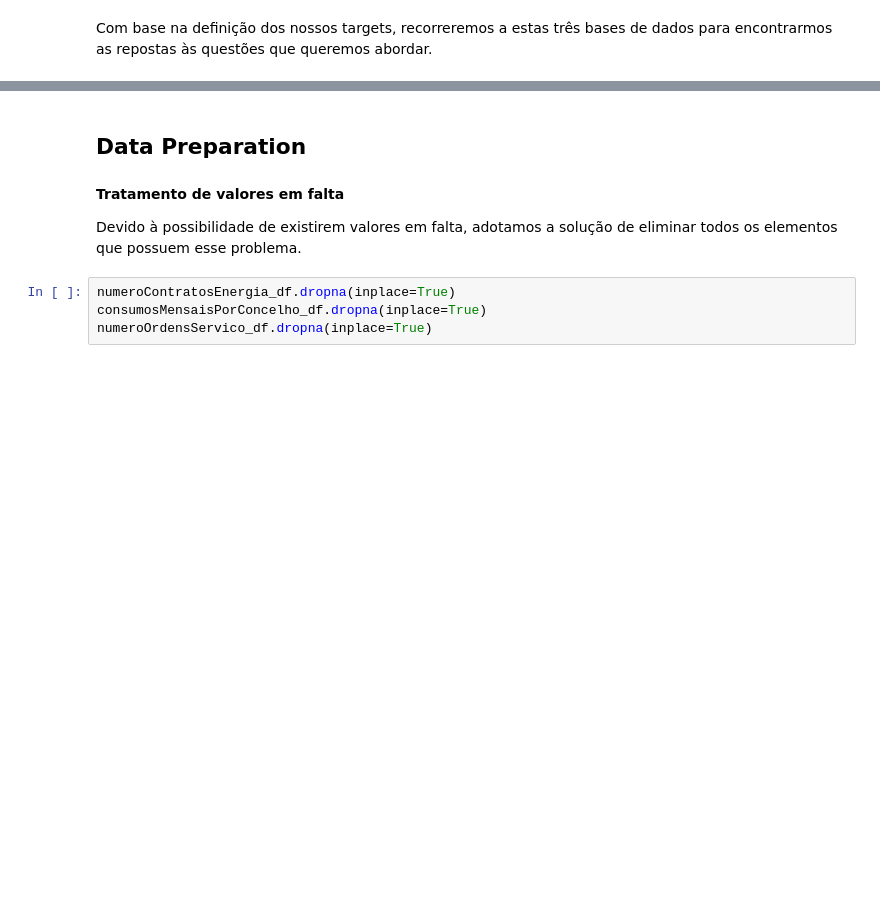
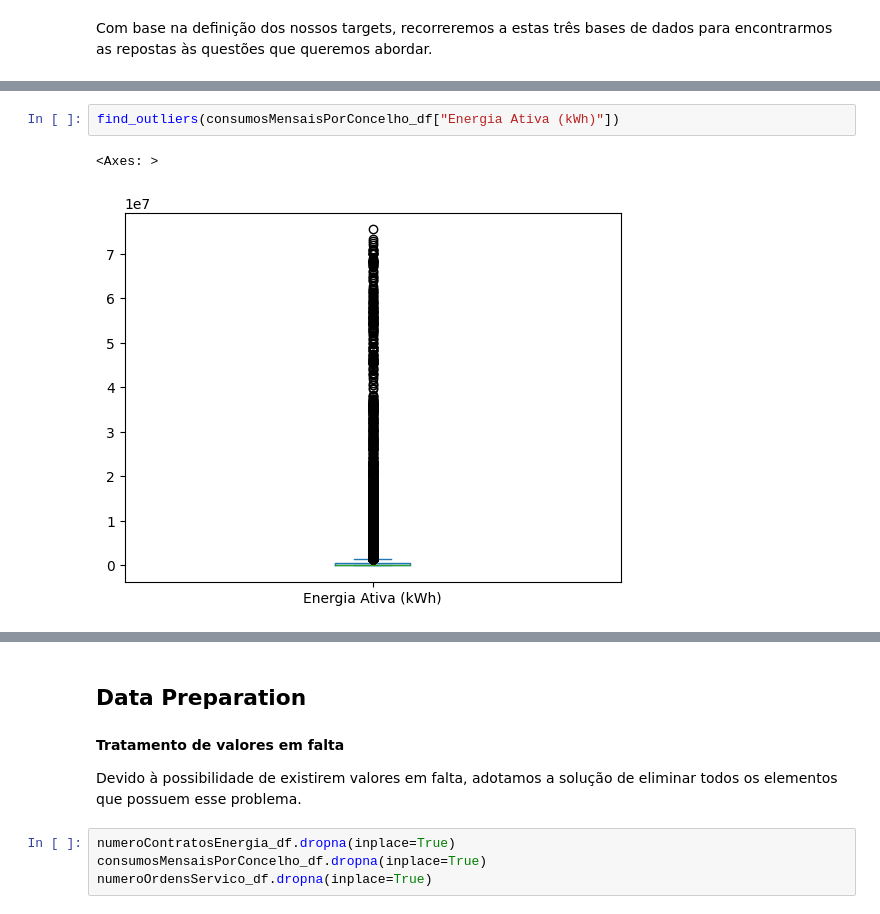
Before and after one commit to RafaelGesero/DECDProject, a Jupyter notebook: ProjetoDECD_Grupo20.ipynb, the cells around one changed output, grey strips where cells are left out. Drawn from its saved outputs; the diff is of its cells as text; blank space fills up the shorter version.

```diff
--- a/ProjetoDECD_Grupo20.ipynb
+++ b/ProjetoDECD_Grupo20.ipynb
@@ -185,0 +213,5 @@ Com base na definição dos nossos targets, recorreremos a estas três bases de
+# %%
+find_outliers(consumosMensaisPorConcelho_df["Energia Ativa (kWh)"])
+# %% [output]
+<Axes: >
+[figure, added]
```
Also changed, not shown: parts of 28 cells of this notebook.
